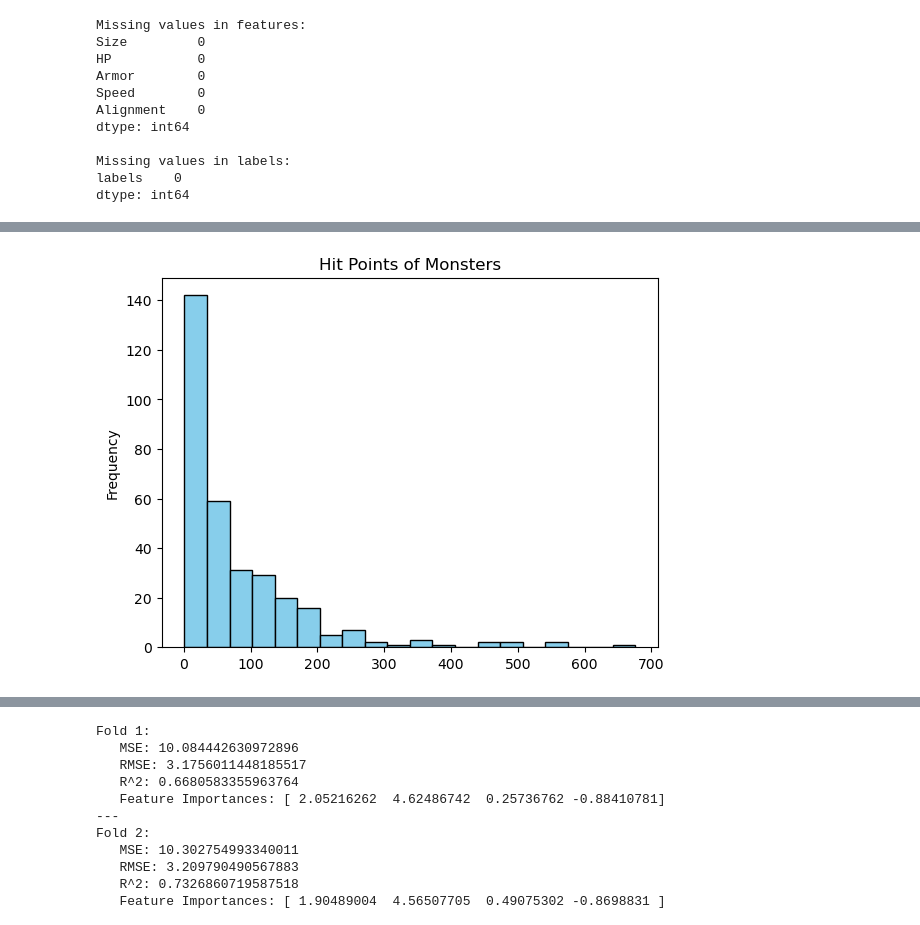
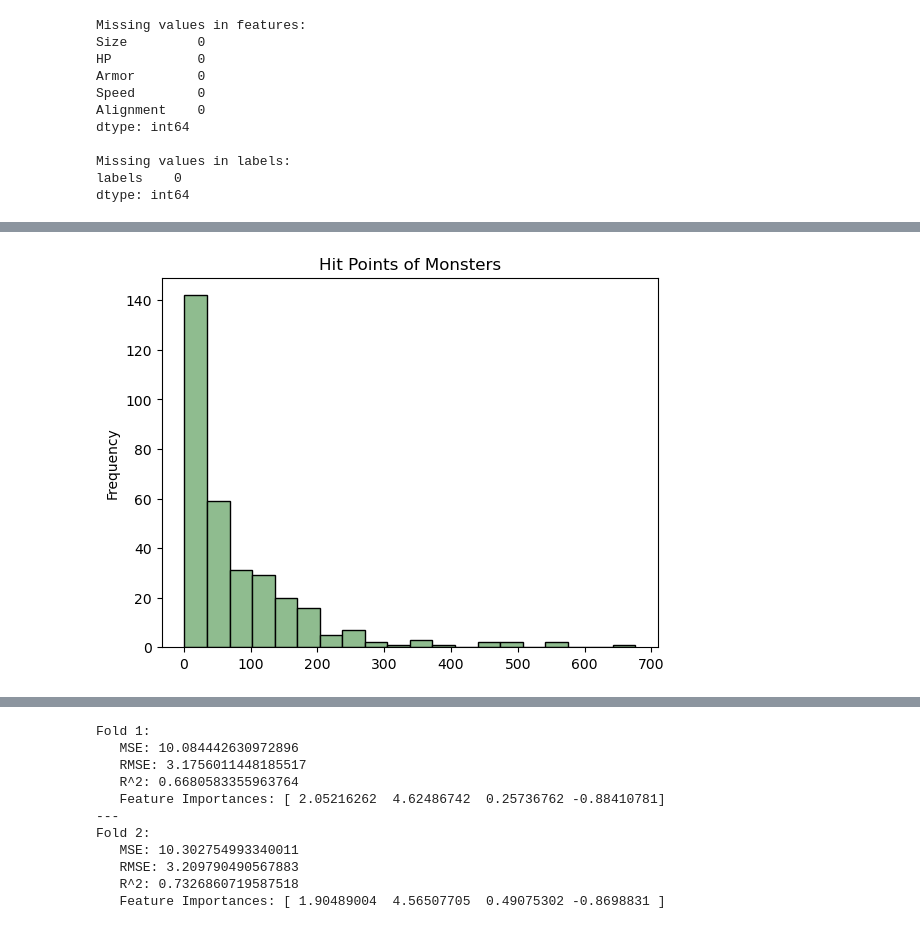
Before and after one commit to Dorffasaurus/supreme-dollop, a Jupyter notebook: Project.ipynb, the cells around one changed output, grey strips where cells are left out. Drawn from its saved outputs; the diff is of its cells as text; code cells hidden in the pictures.

```diff
--- a/Project.ipynb
+++ b/Project.ipynb
@@ -114,11 +114,11 @@ plt.show()
 # %%
-df['HP'].plot.hist(bins=20, color='skyblue', edgecolor='black')
+df['HP'].plot.hist(bins=20, color='darkseagreen', edgecolor='black')
 #plt.xlabel('Hit Points (HP)')
 plt.ylabel('Frequency')
 plt.title('Hit Points of Monsters')
 plt.show()
 # %% [output]
-[figure, old version]
+[figure, new version]
 # %%
 
 # Group by 'Armor' and count the occurrences
```
Also changed, not shown: parts of 11 cells of this notebook.
